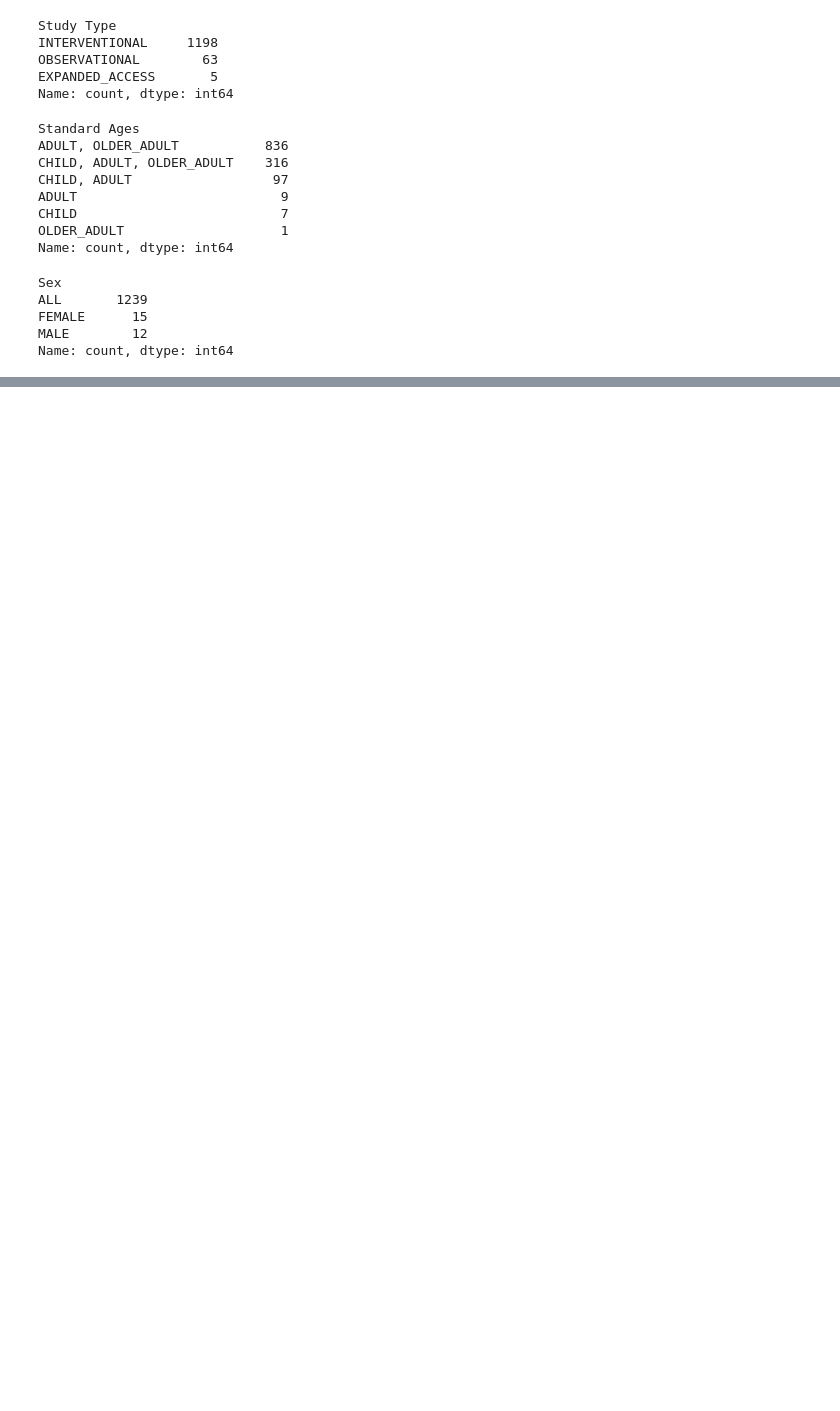
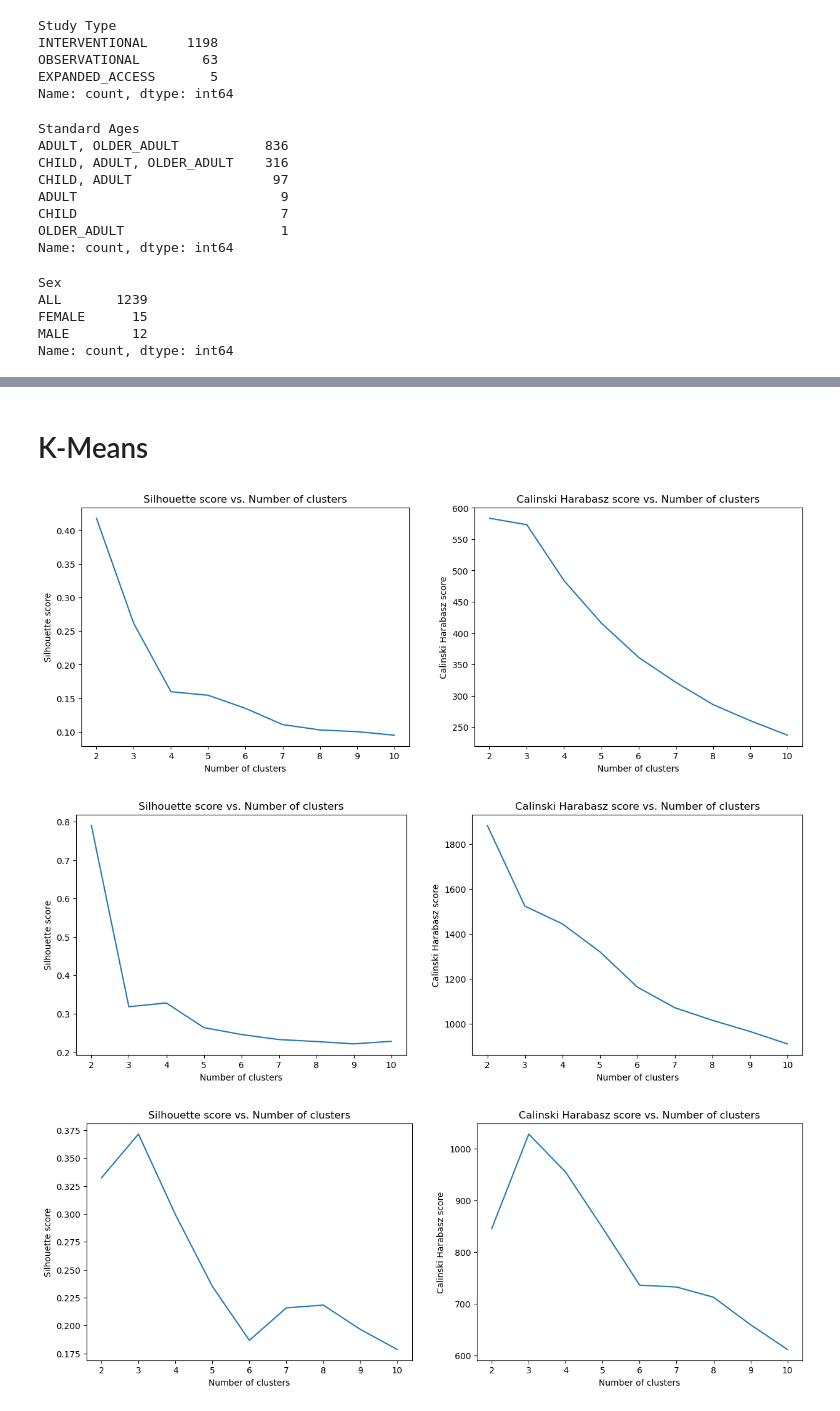
Before and after one commit to Bhanuteja917/ClusteringClinicalTrails, a Jupyter notebook: clustering.ipynb, the cells around one changed output, grey strips where cells are left out. Cells and saved outputs as stored; diff of their text form; code cells hidden in the pictures; blank space fills up the shorter version.

```diff
--- a/clustering.ipynb
+++ b/clustering.ipynb
@@ -296,0 +241,43 @@ def evaluate_model(data, labels):
+# %%
+feature_matrix_biomedbert = pd.read_csv(Path(r'./data/feature_matrix/feature_matrix_biomedbert.csv'))
+feature_matrix_bluebert = pd.read_csv(Path(r'./data/feature_matrix/feature_matrix_bluebert.csv'))
+feature_matrix_biobert = pd.read_csv(Path(r'./data/feature_matrix/feature_matrix_biobert.csv'))
+# %%
+datasets = [feature_matrix_biomedbert, feature_matrix_bluebert, feature_matrix_biobert]
+# %% [markdown]
+# K-Means
+# %%
+for dataset in datasets:
+    X = dataset.drop(columns=['NCT ID'])
+
+    # normalize dataset for easier parameter selection
+    # X = StandardScaler().fit_transform(X)
+
+    number_of_clusters = range(2, 11)
+    silhouette_scores = []
+    calinski_harabasz_scores = []
+
+    for num in number_of_clusters:
+        kmeans = cluster.KMeans(n_clusters=num, init='k-means++', n_init=1, random_state=42, copy_x=True, algorithm='elkan').fit(X)
+        sil_score = silhouette_score(X, kmeans.labels_)
+        cal_score = calinski_harabasz_score(X, kmeans.labels_)
+        silhouette_scores.append(sil_score)
+        calinski_harabasz_scores.append(cal_score)
+
+    # PLot the silhouette score and calinski harabasz score for different number of clusters
+    fig, ax = plt.subplots(1, 2, figsize=(15, 5))
+    ax[0].plot(number_of_clusters, silhouette_scores)
+    ax[0].set_xlabel("Number of clusters")
+    ax[0].set_ylabel("Silhouette score")
+    ax[0].set_title("Silhouette score vs. Number of clusters")
+
+    ax[1].plot(number_of_clusters, calinski_harabasz_scores)
+    ax[1].set_xlabel("Number of clusters")
+    ax[1].set_ylabel("Calinski Harabasz score")
+    ax[1].set_title("Calinski Harabasz score vs. Number of clusters")
+
+    plt.show()
+# %% [output]
+[figure, added]
+[figure, added]
+[figure, added]
```
Also changed, not shown: parts of 23 cells of this notebook, 1 other file.
